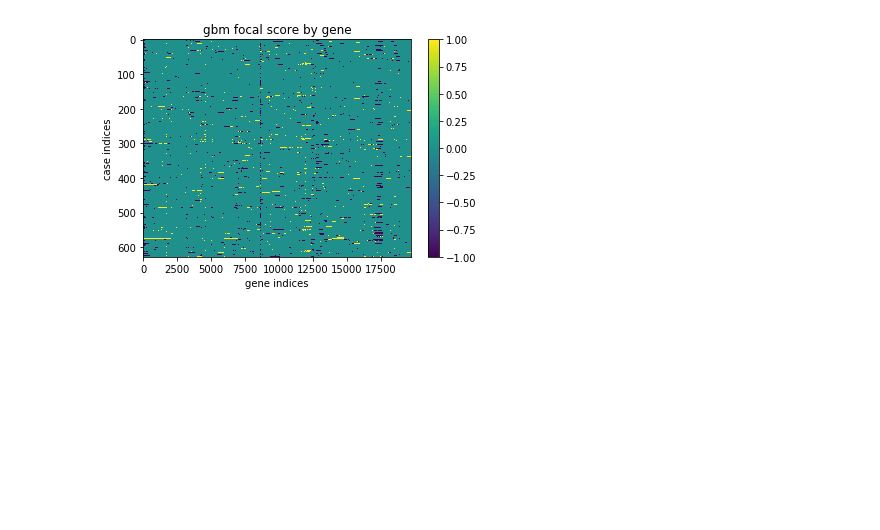
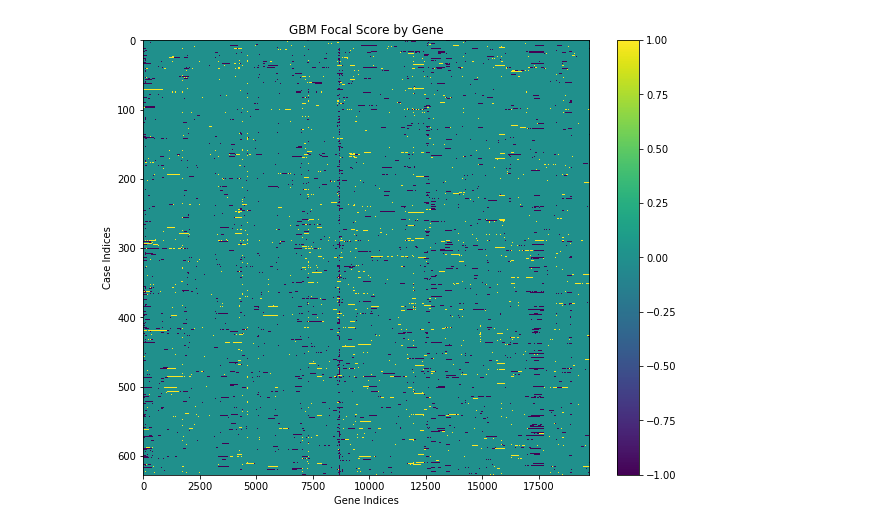
Before and after one commit to Ninada-U/Analyzing-CNVs-between-GBM-and-LGG, a Jupyter notebook: notebooks/viz-focal.ipynb, the cells around one changed output. Saved outputs shown, nothing was run; the diff lists cells and outputs as text; code cells hidden in the pictures; blank space fills up the shorter version.

```diff
--- a/notebooks/viz-focal.ipynb
+++ b/notebooks/viz-focal.ipynb
@@ -2,6 +2,9 @@
 import pandas as pd
 import numpy as np
 import matplotlib.pyplot as plt
+# %%
+from pylab import rcParams
+rcParams['figure.figsize'] = 10, 8
 # %%
 lgg_p = 'LGG.focal_score_by_genes.txt'
 gbm_p = 'GBM.focal_score_by_genes.txt'
@@ -52,9 +27,9 @@ plt.savefig('lgg_focal.png')
 # %%
 plt.imshow(gbm_df.iloc[:, 3:].T, aspect='auto')
-plt.title('gbm focal score by gene')
-plt.xlabel('gene indices')
-plt.ylabel('case indices')
+plt.title('GBM Focal Score by Gene')
+plt.xlabel('Gene Indices')
+plt.ylabel('Case Indices')
 plt.colorbar()
-plt.savefig('gbm_focal.png')
+plt.savefig('GBM focal.png')
 # %% [output]
-[figure, old version]
+[figure, new version]
```
Also changed, not shown: parts of 8 cells of this notebook.
